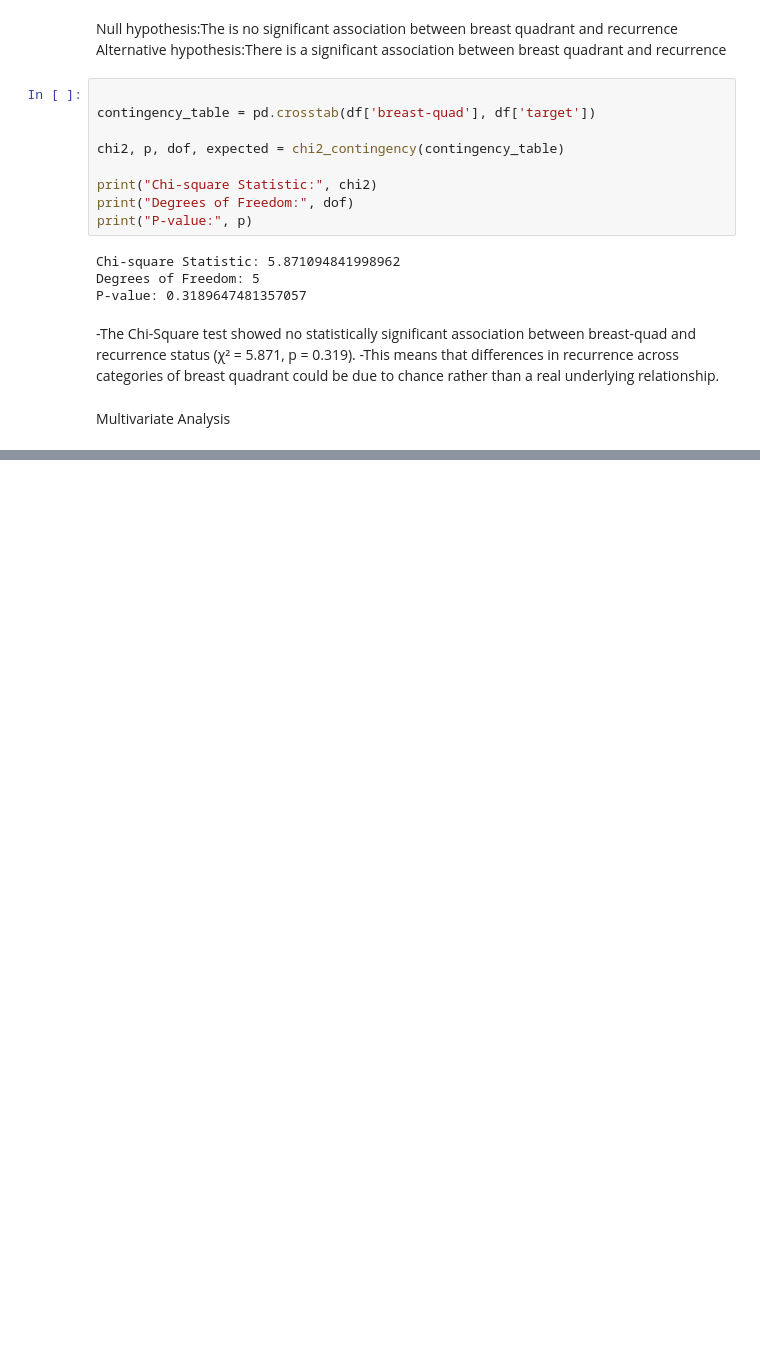
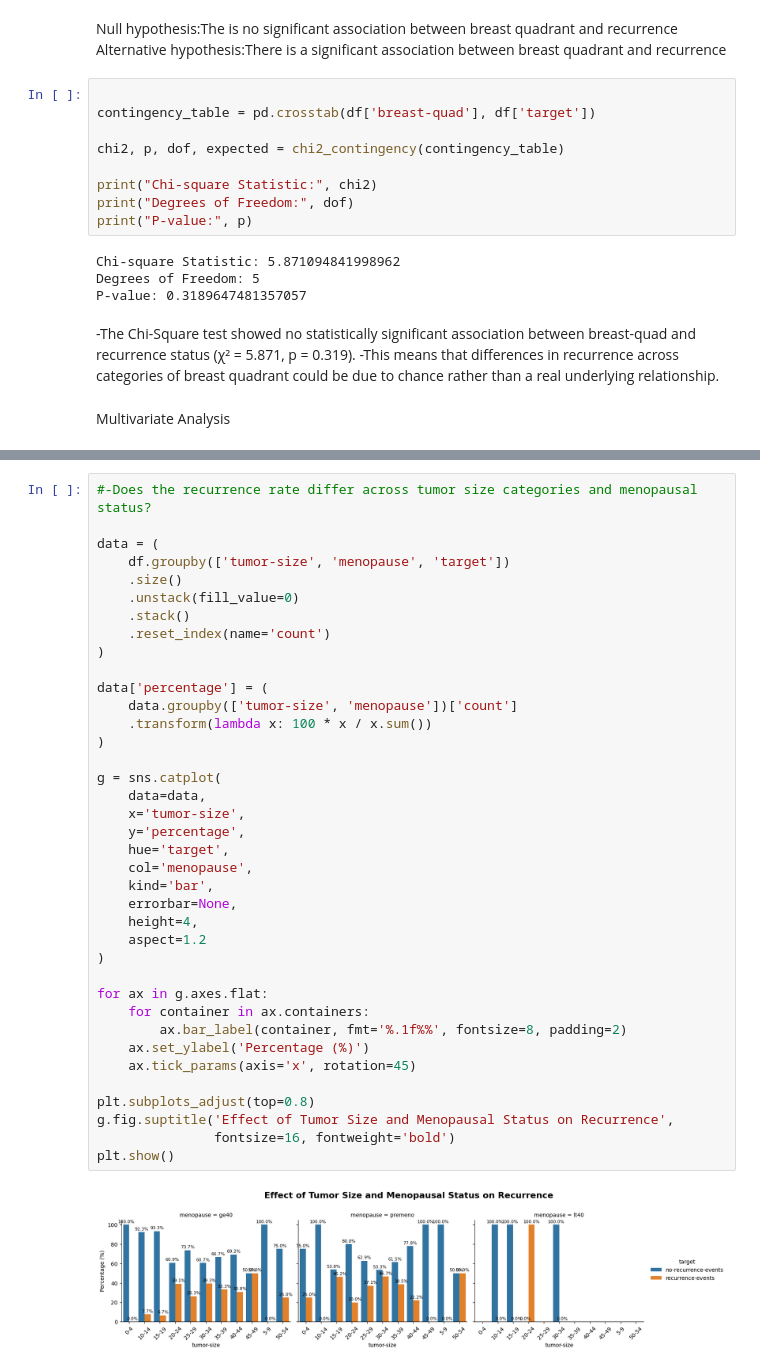
Before and after one commit to Claresimba20/Pydata_capstone, a Jupyter notebook: breast_Ca.ipynb, the cells around one changed output, grey strips where cells are left out. Drawn from its saved outputs; the diff is of its cells as text; blank space fills up the shorter version.

```diff
--- a/breast_Ca.ipynb
+++ b/breast_Ca.ipynb
@@ -547,0 +639,40 @@ Multivariate Analysis
+# %%
+#-Does the recurrence rate differ across tumor size categories and menopausal status?
+
+data = (
+    df.groupby(['tumor-size', 'menopause', 'target'])
+    .size()
+    .unstack(fill_value=0)
+    .stack()
+    .reset_index(name='count')
+)
+
+data['percentage'] = (
+    data.groupby(['tumor-size', 'menopause'])['count']
+    .transform(lambda x: 100 * x / x.sum())
+)
+
+g = sns.catplot(
+    data=data,
+    x='tumor-size',
+    y='percentage',
+    hue='target',
+    col='menopause',
+    kind='bar',
+    errorbar=None,
+    height=4,
+    aspect=1.2
+)
+
+for ax in g.axes.flat:
+    for container in ax.containers:
+        ax.bar_label(container, fmt='%.1f%%', fontsize=8, padding=2)
+    ax.set_ylabel('Percentage (%)')
+    ax.tick_params(axis='x', rotation=45)
+
+plt.subplots_adjust(top=0.8)
+g.fig.suptitle('Effect of Tumor Size and Menopausal Status on Recurrence',
+               fontsize=16, fontweight='bold')
+plt.show()
+# %% [output]
+[figure, added]
```
Also changed, not shown: parts of 16 cells of this notebook.
